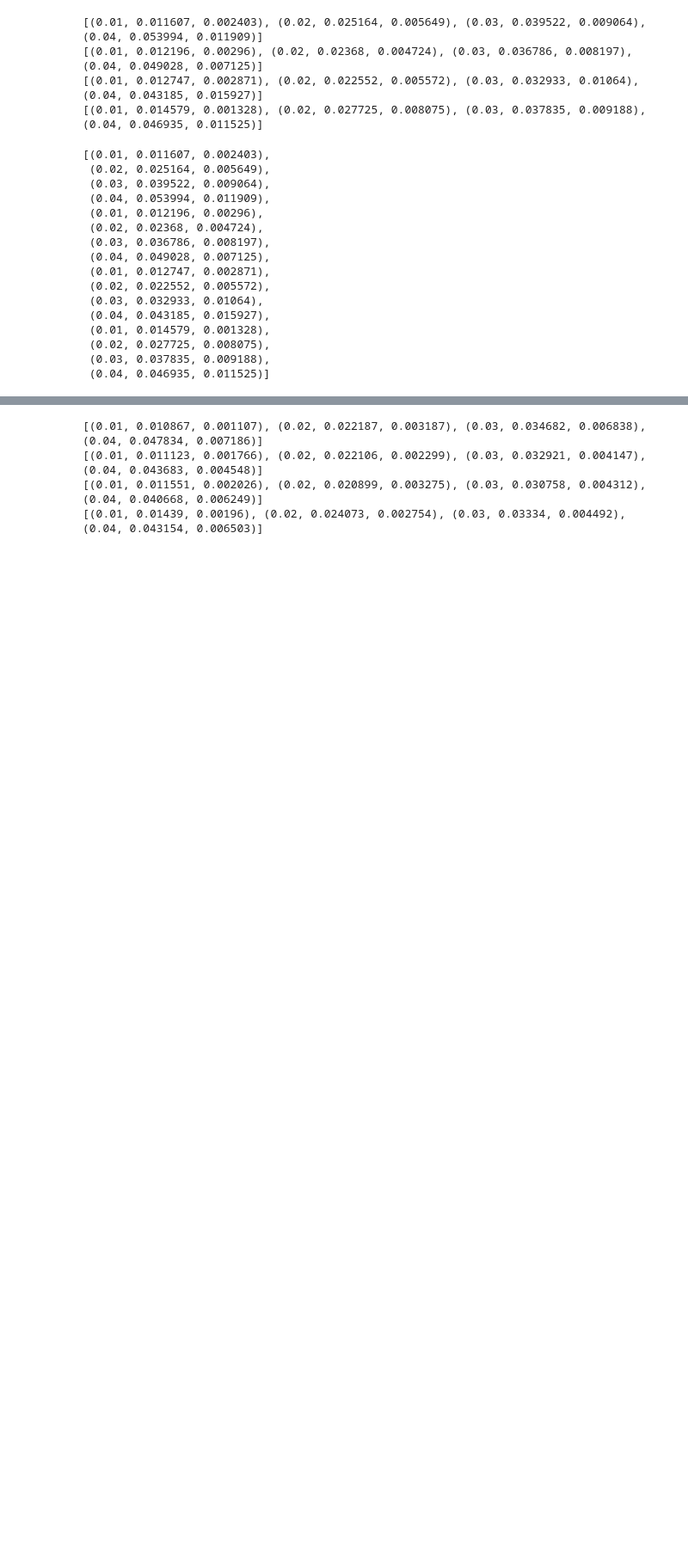
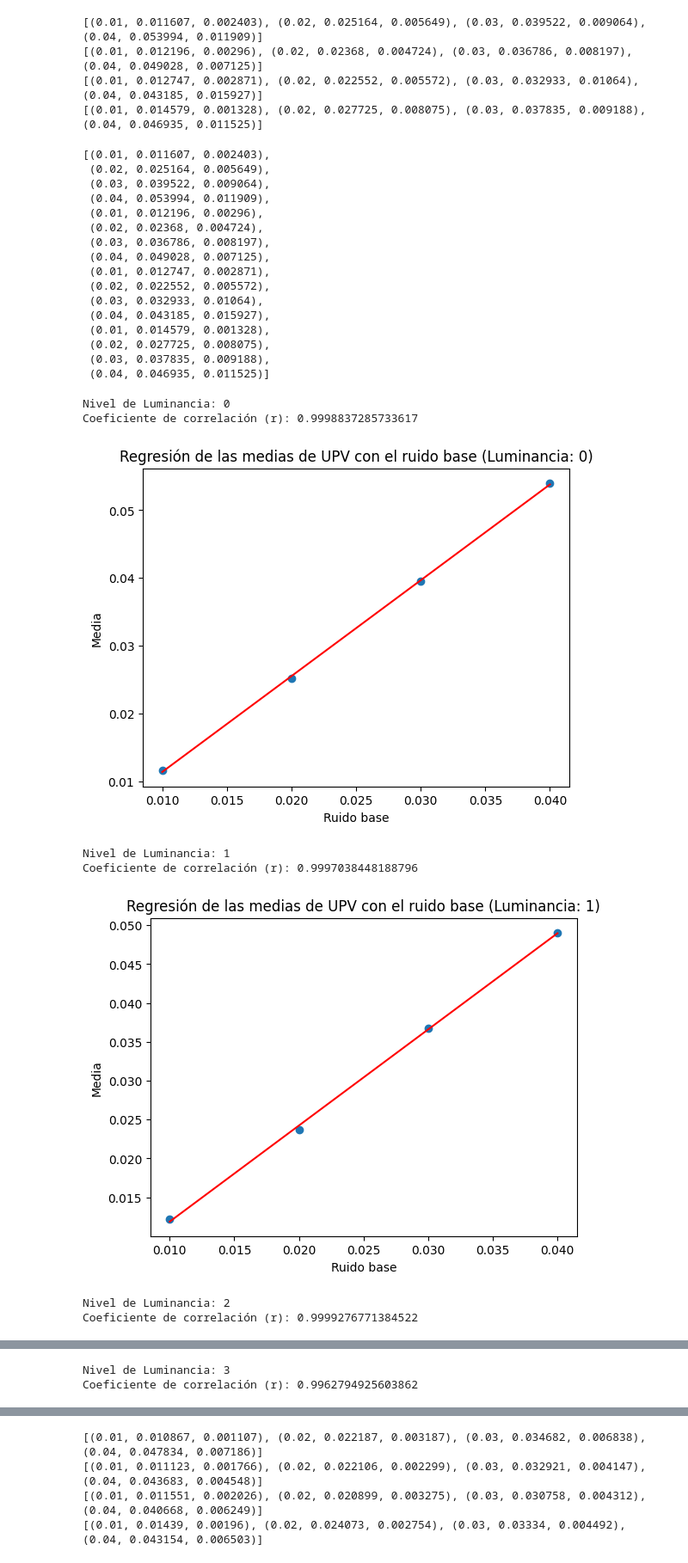
Before and after one commit to Luismikudo/tfm-noise-detection, a Jupyter notebook: promedio_granada_valencia.ipynb, the cells around one changed output, grey strips where cells are left out. Shown at 86% size. Drawn from its saved outputs; the diff is of its cells as text; code cells hidden in the pictures; blank space fills up the shorter version.

```diff
--- a/promedio_granada_valencia.ipynb
+++ b/promedio_granada_valencia.ipynb
@@ -260,3 +268,38 @@ mean_std_upv
  (0.02, 0.027725, 0.008075),
  (0.03, 0.037835, 0.009188),
  (0.04, 0.046935, 0.011525)]
+# %%
+# Regresión de las medias y el ruido base
+medias = np.array([i[1] for row in data_upv for i in row])
+ruido_base = np.array([i[0] for row in data_upv for i in row])
+luminancias = np.array([0, 0, 0, 0, 1, 1, 1, 1, 2, 2, 2, 2, 3, 3, 3, 3])
+
+# Realizar regresión por cada nivel de luminancia
+unique_luminancias = np.unique(luminancias)
+for luminancia in unique_luminancias:
+    # Filtrar datos correspondientes a la luminancia actual
+    luminancia_indices = np.where(luminancias == luminancia)
+    luminancia_ruido_base = ruido_base[luminancia_indices]
+    luminancia_medias = medias[luminancia_indices]
+
+    # Realizar regresión lineal
+    slope, intercept, r_value, p_value, std_err = linregress(luminancia_ruido_base, luminancia_medias)
+    print("Nivel de Luminancia:", luminancia)
+    print("Coeficiente de correlación (r):", r_value)
+
+    # Graficar los resultados
+    plt.scatter(luminancia_ruido_base, luminancia_medias)
+    plt.plot(luminancia_ruido_base, intercept + slope * luminancia_ruido_base, 'r')
+    plt.title('Regresión de las medias de UPV con el ruido base (Luminancia: {})'.format(luminancia))
+    plt.xlabel('Ruido base')
+    plt.ylabel('Media')
+    plt.show()
+# %% [output]
+Nivel de Luminancia: 0
+Coeficiente de correlación (r): 0.9998837285733617
+[figure, added]
+Nivel de Luminancia: 1
+Coeficiente de correlación (r): 0.9997038448188796
+[figure, added]
+Nivel de Luminancia: 2
+Coeficiente de correlación (r): 0.9999276771384522
@@ -262,0 +307,2 @@ mean_std_upv
+Nivel de Luminancia: 3
+Coeficiente de correlación (r): 0.9962794925603862
```
Also changed, not shown: parts of 20 cells of this notebook.
